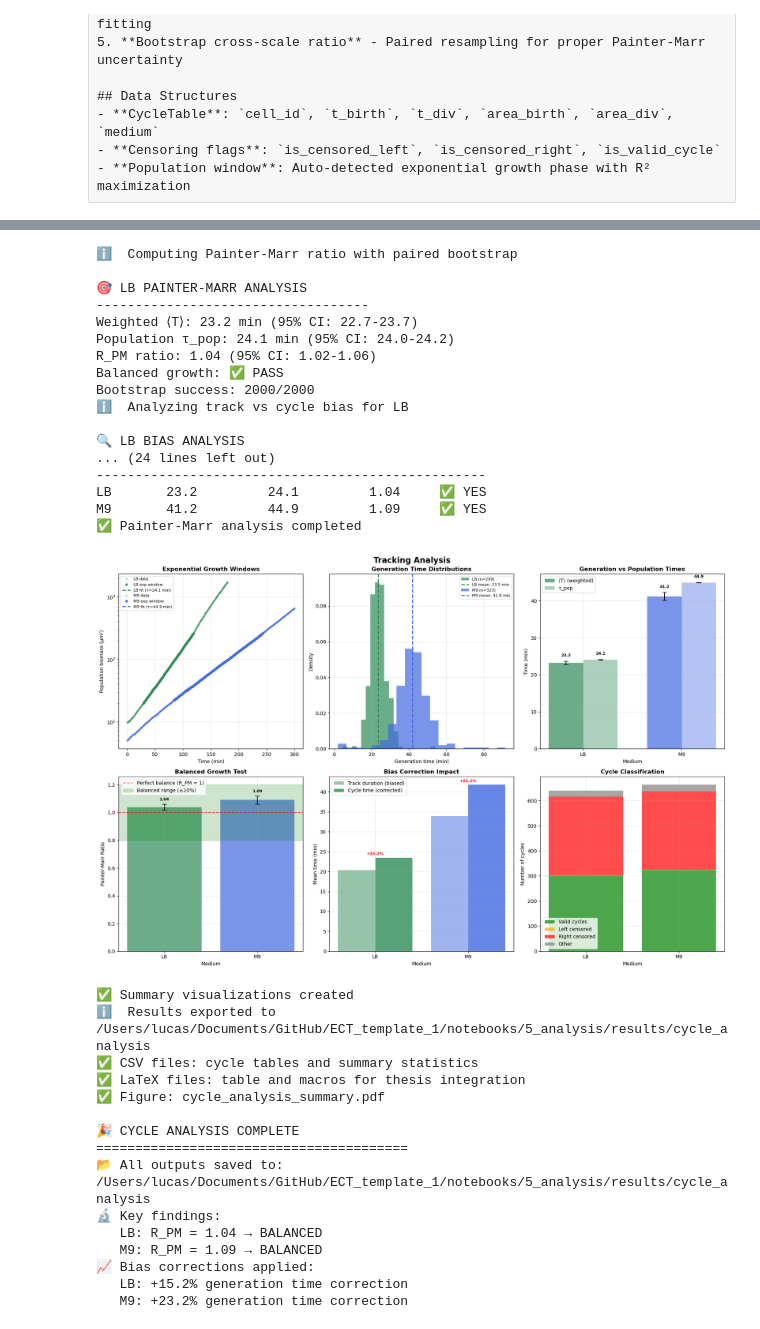
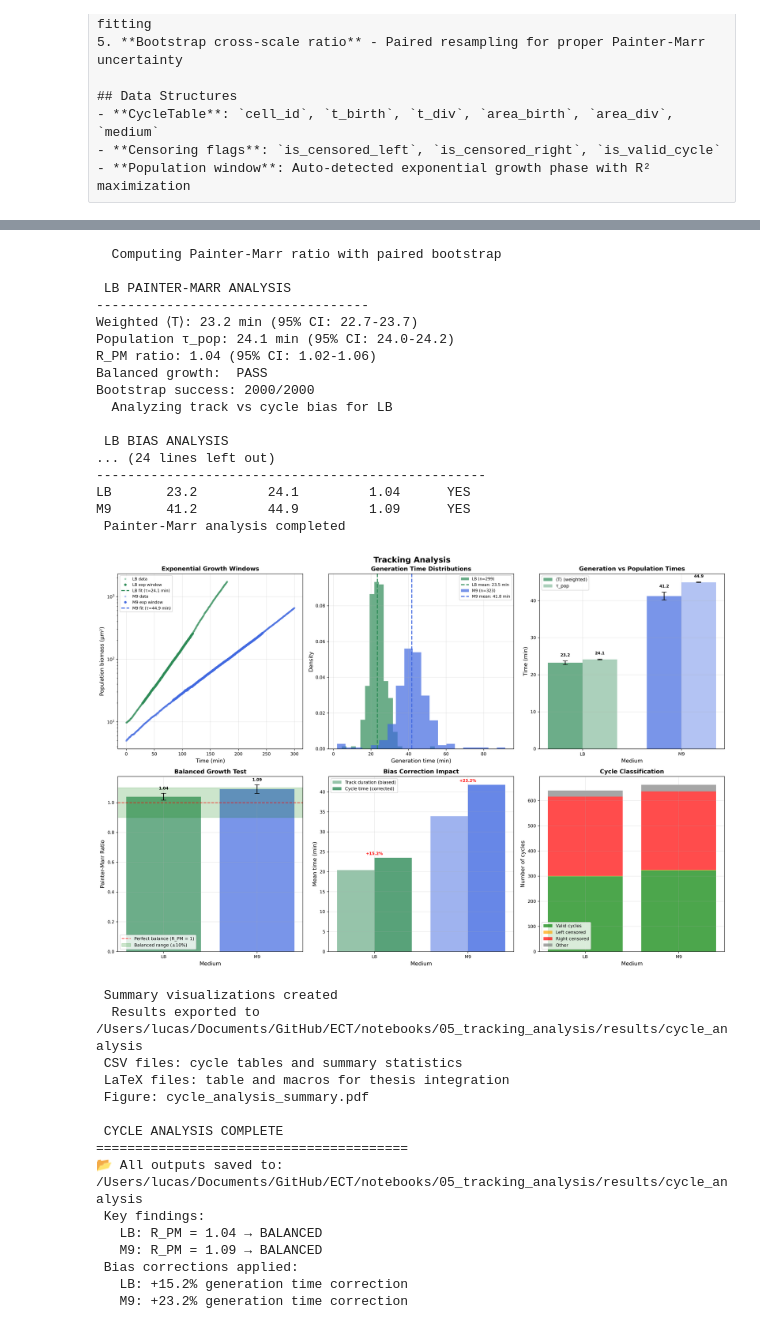
Before and after one commit to LucasGeno/ECT, a Jupyter notebook: notebooks/05_tracking_analysis/tracking_cycle_analysis.ipynb, the cells around one changed output, grey strips where cells are left out. Saved outputs shown, nothing was run; the diff lists cells and outputs as text; code cells hidden in the pictures.

```diff
--- a/notebooks/05_tracking_analysis/tracking_cycle_analysis.ipynb
+++ b/notebooks/05_tracking_analysis/tracking_cycle_analysis.ipynb
@@ -698,7 +728,7 @@ def compare_track_vs_cycle_bias(tracks_df, cycles_df, medium_name):
         'relative_bias_percent': relative_bias
     }
 
-    print(f"\n🔍 {medium_name} BIAS ANALYSIS")
+    print(f"\n {medium_name} BIAS ANALYSIS")
     print("-" * 30)
     print(f"Track durations (naive): {track_mean:.1f} min (n={len(track_durations)})")
     print(f"Cycle times (proper): {cycle_mean:.1f} min (n={len(cycle_gen_times)})")
@@ -721,12 +751,12 @@ for medium in cycle_data.keys():
         if pm_result:
             painter_marr_results[medium] = pm_result
 
-            print(f"\n🎯 {medium} PAINTER-MARR ANALYSIS")
+            print(f"\n {medium} PAINTER-MARR ANALYSIS")
             print("-" * 35)
             print(f"Weighted ⟨T⟩: {pm_result['tau_T']:.1f} min (95% CI: {pm_result['tau_T_ci'][0]:.1f}-{pm_result['tau_T_ci'][1]:.1f})")
             print(f"Population τ_pop: {pm_result['tau_pop']:.1f} min (95% CI: {pm_result['tau_pop_ci'][0]:.1f}-{pm_result['tau_pop_ci'][1]:.1f})")
             print(f"R_PM ratio: {pm_result['r_pm']:.2f} (95% CI: {pm_result['r_pm_ci'][0]:.2f}-{pm_result['r_pm_ci'][1]:.2f})")
-            print(f"Balanced growth: {'✅ PASS' if pm_result['balanced_growth_test'] else '⚠️  DEVIATION'}")
+            print(f"Balanced growth: {' PASS' if pm_result['balanced_growth_test'] else '  DEVIATION'}")
             print(f"Bootstrap success: {pm_result['n_bootstrap_valid']}/2000")
 
         # Bias analysis
@@ -736,34 +766,34 @@ for medium in cycle_data.keys():
                 bias_analyses[medium] = bias_result
 
 # Summary comparison
-print(f"\n📊 CROSS-SCALE VALIDATION SUMMARY")
+print(f"\n CROSS-SCALE VALIDATION SUMMARY")
 print("=" * 50)
 print(f"{'Medium':<8} {'⟨T⟩ (min)':<12} {'τ_pop (min)':<12} {'R_PM':<8} {'Balanced?':<10}")
 print("-" * 50)
 
 for medium, pm_result in painter_marr_results.items():
-    balanced_status = "✅ YES" if pm_result['balanced_growth_test'] else "⚠️  NO"
+    balanced_status = " YES" if pm_result['balanced_growth_test'] else "  NO"
     print(f"{medium:<8} {pm_result['tau_T']:<12.1f} {pm_result['tau_pop']:<12.1f} {pm_result['r_pm']:<8.2f} {balanced_status:<10}")
 
 success("Painter-Marr analysis completed")
 # %% [output]
-ℹ️  Computing Painter-Marr ratio with paired bootstrap
+  Computing Painter-Marr ratio with paired bootstrap
 
-🎯 LB PAINTER-MARR ANALYSIS
+ LB PAINTER-MARR ANALYSIS
 -----------------------------------
 Weighted ⟨T⟩: 23.2 min (95% CI: 22.7-23.7)
 Population τ_pop: 24.1 min (95% CI: 24.0-24.2)
 R_PM ratio: 1.04 (95% CI: 1.02-1.06)
-Balanced growth: ✅ PASS
+Balanced growth:  PASS
 Bootstrap success: 2000/2000
-ℹ️  Analyzing track vs cycle bias for LB
+  Analyzing track vs cycle bias for LB
 
-🔍 LB BIAS ANALYSIS
+ LB BIAS ANALYSIS
 ... (24 lines left out)
 --------------------------------------------------
-LB       23.2         24.1         1.04     ✅ YES
-M9       41.2         44.9         1.09     ✅ YES
-✅ Painter-Marr analysis completed
+LB       23.2         24.1         1.04      YES
+M9       41.2         44.9         1.09      YES
+ Painter-Marr analysis completed
 # %%
 def create_summary_visualizations():
     """Create comprehensive visualization of cycle analysis results."""
@@ -891,7 +921,7 @@ def create_summary_visualizations():
 
     # Unity line
     ax.axhline(y=1, color='red', linestyle='--', alpha=0.7, label='Perfect balance (R_PM = 1)')
-    ax.axhspan(0.8, 1.2, alpha=0.2, color='green', label='Balanced range (±20%)')
+    ax.axhspan(0.9, 1.1, alpha=0.2, color='green', label='Balanced range (±10%)')
 
     ax.set_xlabel('Medium')
     ax.set_ylabel('Painter-Marr Ratio')
@@ -1045,53 +1075,53 @@ def export_results():
         latex_macros += f"\\newcommand{{\\{prefix}PopTime}}{{{pm_result['tau_pop']:.1f}}}\n"
         latex_macros += f"\\newcommand{{\\{prefix}PainterMarr}}{{{pm_result['r_pm']:.2f}}}\n"
         latex_macros += f"\\newcommand{{\\{prefix}ValidCycles}}{{{pm_result['n_cycles']}}}\n"
 
         if medium in bias_analyses:
             bias_pct = bias_analyses[medium]['relative_bias_percent']
             latex_macros += f"\\newcommand{{\\{prefix}BiasCorrection}}{{{bias_pct:.1f}}}\n"
 
     with open(OUTPUT_DIR / 'cycle_analysis_macros.tex', 'w') as f:
         f.write(latex_macros)
 
     info(f"Results exported to {OUTPUT_DIR}")
-    print(f"✅ CSV files: cycle tables and summary statistics")
-    print(f"✅ LaTeX files: table and macros for thesis integration")
-    print(f"✅ Figure: cycle_analysis_summary.pdf")
+    print(f" CSV files: cycle tables and summary statistics")
+    print(f" LaTeX files: table and macros for thesis integration")
+    print(f" Figure: cycle_analysis_summary.pdf")
 
 # Create visualizations and export results
 if painter_marr_results:
     create_summary_visualizations()
     export_results()
 
-    print(f"\n🎉 CYCLE ANALYSIS COMPLETE")
+    print(f"\n CYCLE ANALYSIS COMPLETE")
     print("=" * 40)
     print(f"📂 All outputs saved to: {OUTPUT_DIR}")
-    print("🔬 Key findings:")
+    print(" Key findings:")
     for medium, pm_result in painter_marr_results.items():
         status = "BALANCED" if pm_result['balanced_growth_test'] else "IMBALANCED"
         print(f"   {medium}: R_PM = {pm_result['r_pm']:.2f} → {status}")
 
     if bias_analyses:
-        print("📈 Bias corrections applied:")
+        print(" Bias corrections applied:")
         for medium, bias_result in bias_analyses.items():
             print(f"   {medium}: +{bias_result['relative_bias_percent']:.1f}% generation time correction")
 else:
     warn("No Painter-Marr results available for export")
 # %% [output]
-[figure, old version]
+[figure, new version]
-✅ Summary visualizations created
-ℹ️  Results exported to /Users/lucas/Documents/GitHub/ECT_template_1/notebooks/5_analysis/results/cycle_analysis
-✅ CSV files: cycle tables and summary statistics
-✅ LaTeX files: table and macros for thesis integration
-✅ Figure: cycle_analysis_summary.pdf
+ Summary visualizations created
+  Results exported to /Users/lucas/Documents/GitHub/ECT/notebooks/05_tracking_analysis/results/cycle_analysis
+ CSV files: cycle tables and summary statistics
+ LaTeX files: table and macros for thesis integration
+ Figure: cycle_analysis_summary.pdf
 
-🎉 CYCLE ANALYSIS COMPLETE
+ CYCLE ANALYSIS COMPLETE
 ========================================
-📂 All outputs saved to: /Users/lucas/Documents/GitHub/ECT_template_1/notebooks/5_analysis/results/cycle_analysis
-🔬 Key findings:
+📂 All outputs saved to: /Users/lucas/Documents/GitHub/ECT/notebooks/05_tracking_analysis/results/cycle_analysis
+ Key findings:
    LB: R_PM = 1.04 → BALANCED
    M9: R_PM = 1.09 → BALANCED
-📈 Bias corrections applied:
+ Bias corrections applied:
    LB: +15.2% generation time correction
    M9: +23.2% generation time correction
 # %%
```
Also changed, not shown: parts of 5 cells of this notebook, 18 other files.
